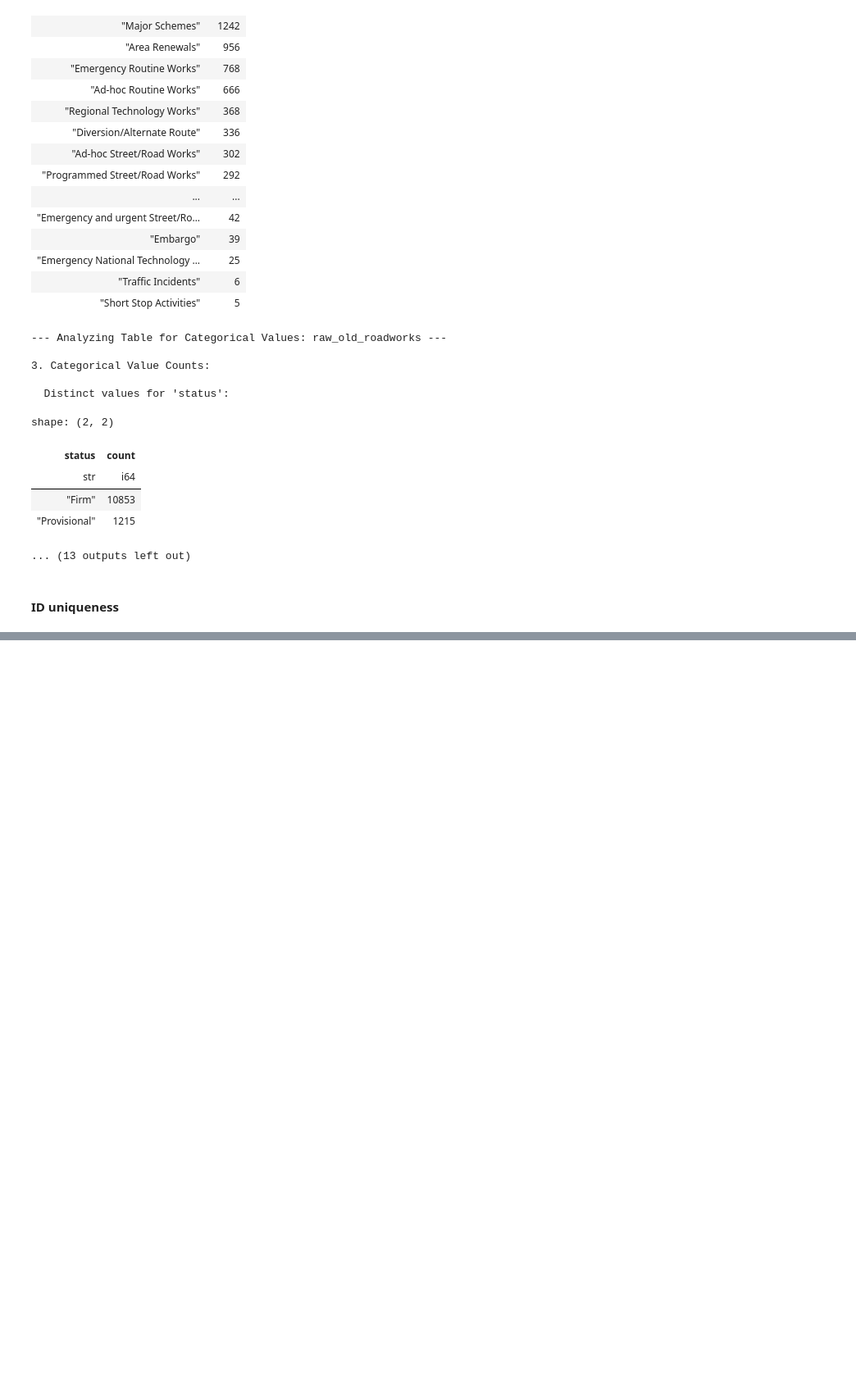
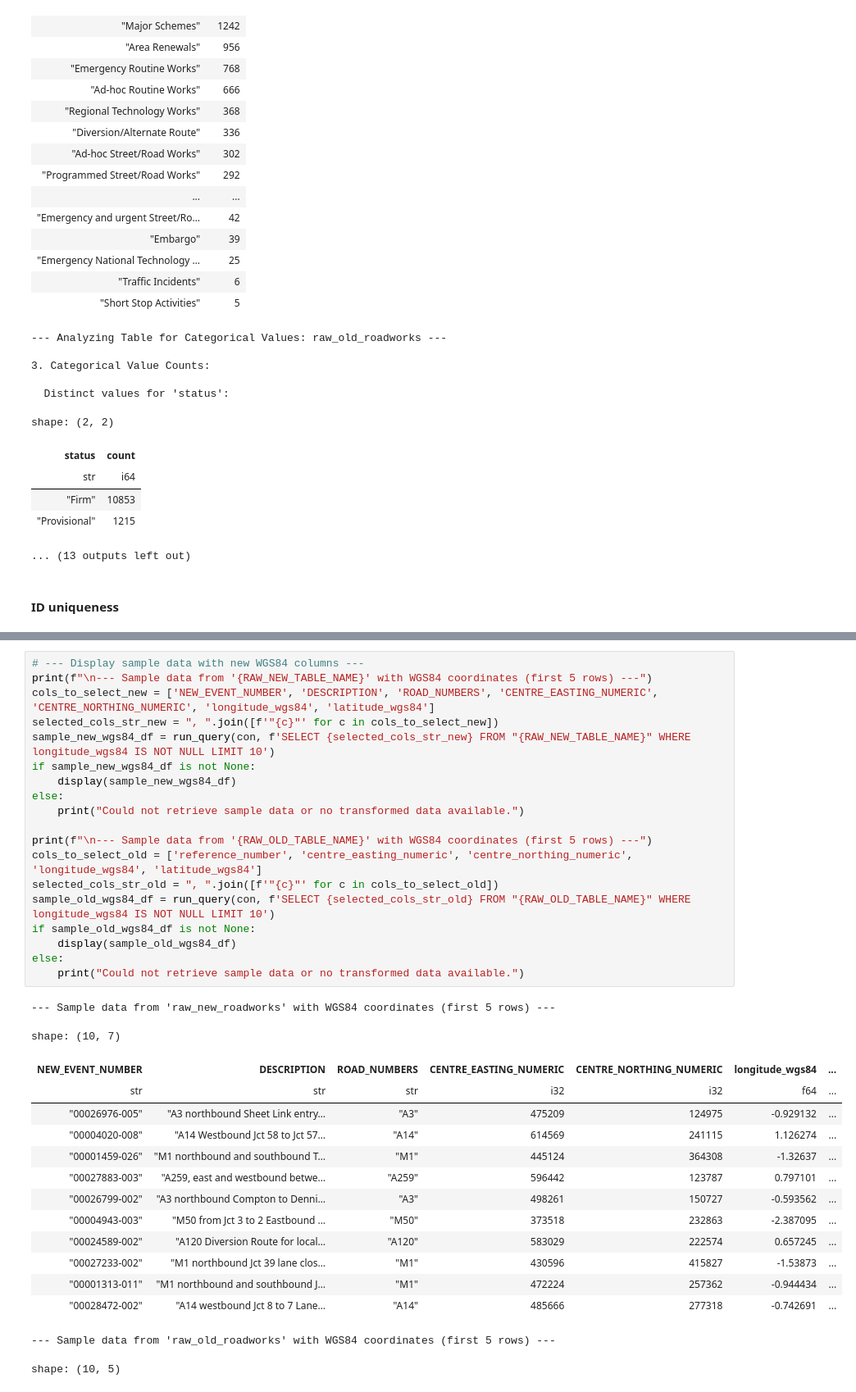
Before and after one commit to FlorisRX/UK_roadworks_XML_pipeline, a Jupyter notebook: data_exploration.ipynb, the cells around one changed output, grey strips where cells are left out. Shown at 82% size. Cells and saved outputs as stored; diff of their text form; blank space fills up the shorter version.

```diff
--- a/data_exploration.ipynb
+++ b/data_exploration.ipynb
@@ -1741,0 +2487,36 @@ shape: (5, 3)
+# %%
+# --- Display sample data with new WGS84 columns ---
+print(f"\n--- Sample data from '{RAW_NEW_TABLE_NAME}' with WGS84 coordinates (first 5 rows) ---")
+cols_to_select_new = ['NEW_EVENT_NUMBER', 'DESCRIPTION', 'ROAD_NUMBERS', 'CENTRE_EASTING_NUMERIC', 'CENTRE_NORTHING_NUMERIC', 'longitude_wgs84', 'latitude_wgs84']
+selected_cols_str_new = ", ".join([f'"{c}"' for c in cols_to_select_new])
+sample_new_wgs84_df = run_query(con, f'SELECT {selected_cols_str_new} FROM "{RAW_NEW_TABLE_NAME}" WHERE longitude_wgs84 IS NOT NULL LIMIT 10')
+if sample_new_wgs84_df is not None:
+    display(sample_new_wgs84_df)
+else:
+    print("Could not retrieve sample data or no transformed data available.")
+
+print(f"\n--- Sample data from '{RAW_OLD_TABLE_NAME}' with WGS84 coordinates (first 5 rows) ---")
+cols_to_select_old = ['reference_number', 'centre_easting_numeric', 'centre_northing_numeric', 'longitude_wgs84', 'latitude_wgs84']
+selected_cols_str_old = ", ".join([f'"{c}"' for c in cols_to_select_old])
+sample_old_wgs84_df = run_query(con, f'SELECT {selected_cols_str_old} FROM "{RAW_OLD_TABLE_NAME}" WHERE longitude_wgs84 IS NOT NULL LIMIT 10')
+if sample_old_wgs84_df is not None:
+    display(sample_old_wgs84_df)
+else:
+    print("Could not retrieve sample data or no transformed data available.")
+# %% [output]
+--- Sample data from 'raw_new_roadworks' with WGS84 coordinates (first 5 rows) ---
+shape: (10, 7)
+| NEW_EVENT_NUMBER | DESCRIPTION | ROAD_NUMBERS | CENTRE_EASTING_NUMERIC | CENTRE_NORTHING_NUMERIC | longitude_wgs84 | ... |
+| str | str | str | i32 | i32 | f64 | ... |
+| "00026976-005" | "A3 northbound Sheet Link entry… | "A3" | 475209 | 124975 | -0.929132 | ... |
+| "00004020-008" | "A14 Westbound Jct 58 to Jct 57… | "A14" | 614569 | 241115 | 1.126274 | ... |
+| "00001459-026" | "M1 northbound and southbound T… | "M1" | 445124 | 364308 | -1.32637 | ... |
+| "00027883-003" | "A259, east and westbound betwe… | "A259" | 596442 | 123787 | 0.797101 | ... |
+| "00026799-002" | "A3 northbound Compton to Denni… | "A3" | 498261 | 150727 | -0.593562 | ... |
+| "00004943-003" | "M50 from Jct 3 to 2 Eastbound … | "M50" | 373518 | 232863 | -2.387095 | ... |
+| "00024589-002" | "A120 Diversion Route for local… | "A120" | 583029 | 222574 | 0.657245 | ... |
+| "00027233-002" | "M1 northbound Jct 39 lane clos… | "M1" | 430596 | 415827 | -1.53873 | ... |
+| "00001313-011" | "M1 northbound and southbound J… | "M1" | 472224 | 257362 | -0.944434 | ... |
+| "00028472-002" | "A14 westbound Jct 8 to 7 Lane… | "A14" | 485666 | 277318 | -0.742691 | ... |
+--- Sample data from 'raw_old_roadworks' with WGS84 coordinates (first 5 rows) ---
+shape: (10, 5)
```
Also changed, not shown: parts of 37 cells of this notebook, 5 other files.
